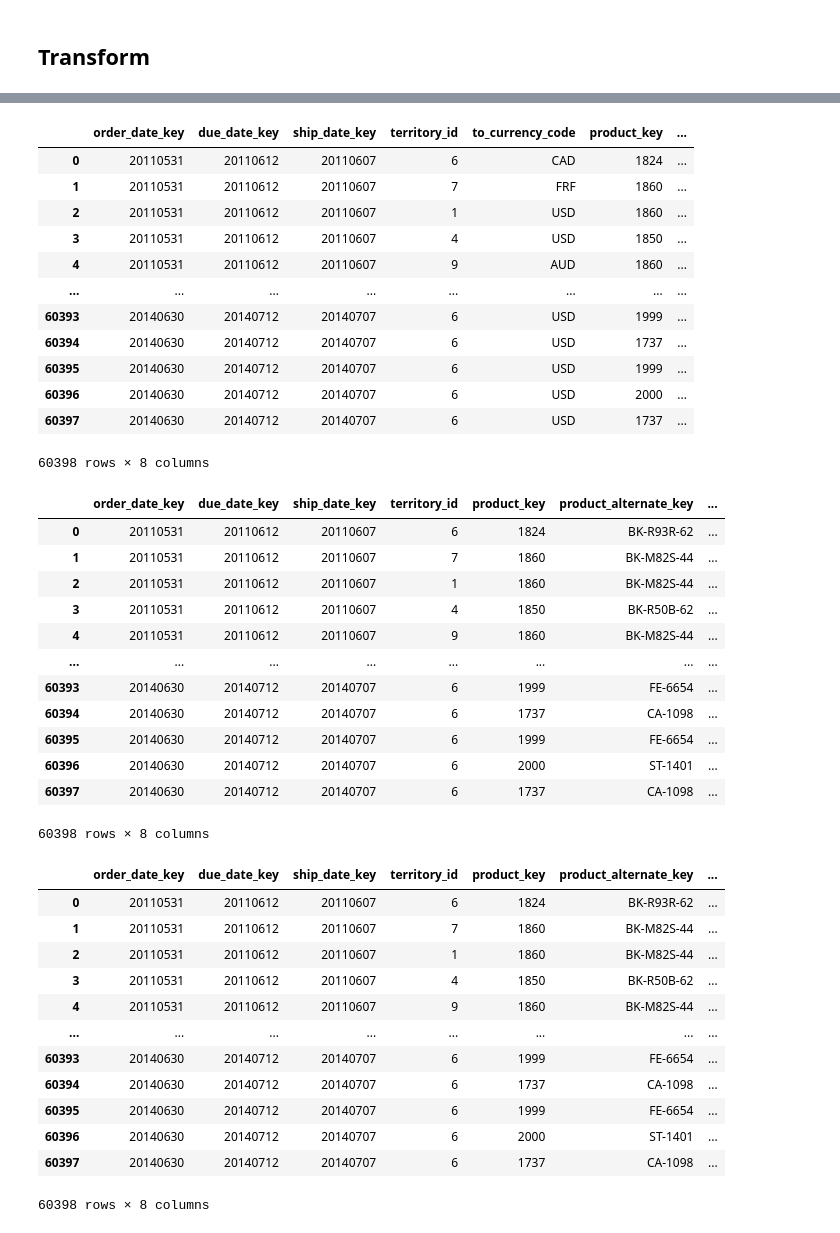
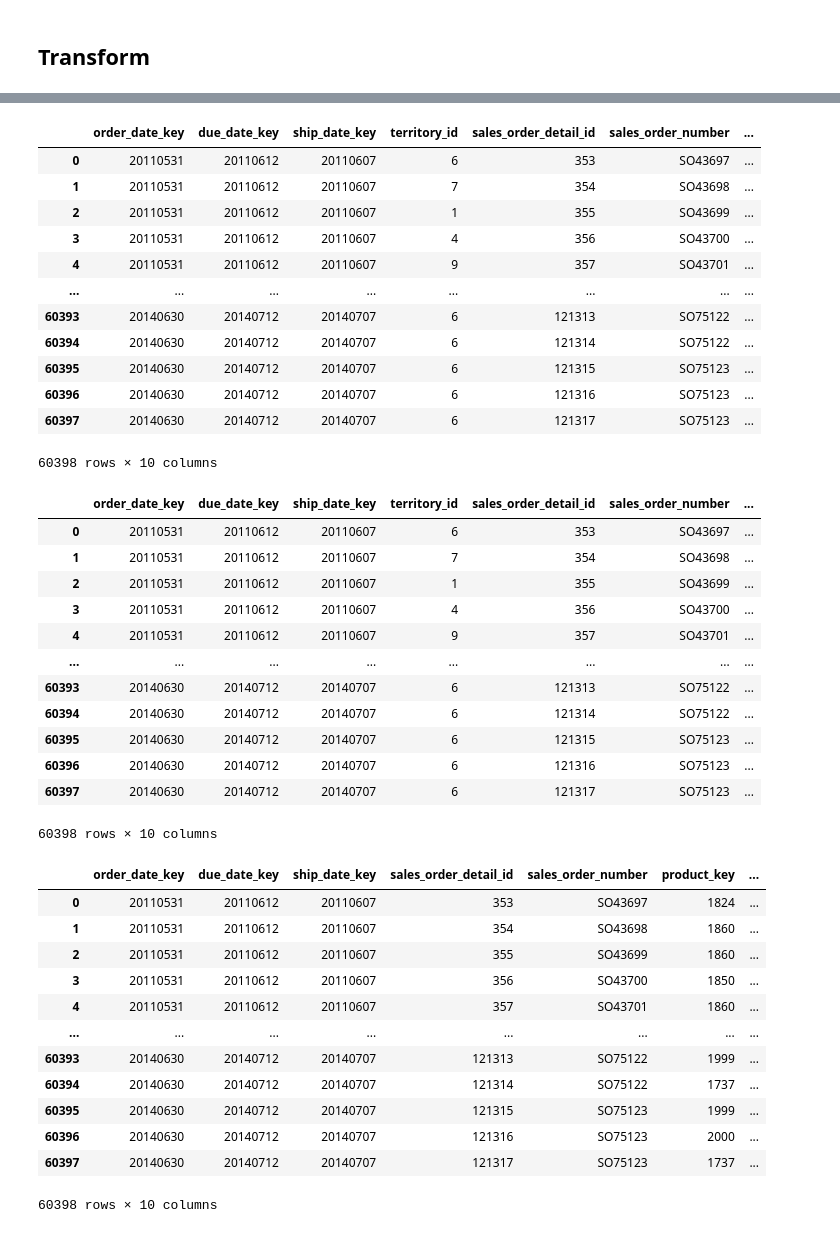
Before and after one commit to andresmg42/AdventureWorks2022ETL, a Jupyter notebook: notebooks/etl_fact_internet_sales.ipynb, the cells around one changed output, grey strips where cells are left out. Drawn from its saved outputs; the diff is of its cells as text; code cells hidden in the pictures.

Commit message:
sales_order_number added

```diff
--- a/notebooks/etl_fact_internet_sales.ipynb
+++ b/notebooks/etl_fact_internet_sales.ipynb
@@ -11,7 +11,7 @@ co_oltp,etl_conn,etl_conn_or=connect(SCHEMA)
 ## Extract
 # %%
 fact_internet_sales=pd.read_sql("""
-SELECT  p.product_number, sh.order_date, sh.due_date, sh.ship_date, sh.territory_id, COALESCE(cr.to_currency_code, 'USD') AS to_currency_code
+SELECT  p.product_number, sh.order_date, sh.due_date, sh.ship_date, sh.territory_id,so.sales_order_detail_id,sh.sales_order_number, COALESCE(cr.to_currency_code, 'USD') AS to_currency_code
 FROM sales.sales_order_header as sh
 JOIN sales.sales_order_detail as so
 ON sh.sales_order_id=so.sales_order_id
@@ -141,19 +141,19 @@ fact_internet_sales.rename(columns={'order_date':'order_date_key',
 
 fact_internet_sales
 # %% [output]
-|  | order_date_key | due_date_key | ship_date_key | territory_id | to_currency_code | product_key | ... |
-| 0 | 20110531 | 20110612 | 20110607 | 6 | CAD | 1824 | ... |
-| 1 | 20110531 | 20110612 | 20110607 | 7 | FRF | 1860 | ... |
-| 2 | 20110531 | 20110612 | 20110607 | 1 | USD | 1860 | ... |
-| 3 | 20110531 | 20110612 | 20110607 | 4 | USD | 1850 | ... |
-| 4 | 20110531 | 20110612 | 20110607 | 9 | AUD | 1860 | ... |
+|  | order_date_key | due_date_key | ship_date_key | territory_id | sales_order_detail_id | sales_order_number | ... |
+| 0 | 20110531 | 20110612 | 20110607 | 6 | 353 | SO43697 | ... |
+| 1 | 20110531 | 20110612 | 20110607 | 7 | 354 | SO43698 | ... |
+| 2 | 20110531 | 20110612 | 20110607 | 1 | 355 | SO43699 | ... |
+| 3 | 20110531 | 20110612 | 20110607 | 4 | 356 | SO43700 | ... |
+| 4 | 20110531 | 20110612 | 20110607 | 9 | 357 | SO43701 | ... |
 | ... | ... | ... | ... | ... | ... | ... | ... |
-| 60393 | 20140630 | 20140712 | 20140707 | 6 | USD | 1999 | ... |
-| 60394 | 20140630 | 20140712 | 20140707 | 6 | USD | 1737 | ... |
-| 60395 | 20140630 | 20140712 | 20140707 | 6 | USD | 1999 | ... |
-| 60396 | 20140630 | 20140712 | 20140707 | 6 | USD | 2000 | ... |
-| 60397 | 20140630 | 20140712 | 20140707 | 6 | USD | 1737 | ... |
+| 60393 | 20140630 | 20140712 | 20140707 | 6 | 121313 | SO75122 | ... |
+| 60394 | 20140630 | 20140712 | 20140707 | 6 | 121314 | SO75122 | ... |
+| 60395 | 20140630 | 20140712 | 20140707 | 6 | 121315 | SO75123 | ... |
+| 60396 | 20140630 | 20140712 | 20140707 | 6 | 121316 | SO75123 | ... |
+| 60397 | 20140630 | 20140712 | 20140707 | 6 | 121317 | SO75123 | ... |
-60398 rows × 8 columns
+60398 rows × 10 columns
 # %%
 #join currency
 
@@ -168,41 +168,41 @@ fact_internet_sales=fact_internet_sales.merge(
 
 fact_internet_sales
 # %% [output]
-|  | order_date_key | due_date_key | ship_date_key | territory_id | product_key | product_alternate_key | ... |
-| 0 | 20110531 | 20110612 | 20110607 | 6 | 1824 | BK-R93R-62 | ... |
-| 1 | 20110531 | 20110612 | 20110607 | 7 | 1860 | BK-M82S-44 | ... |
-| 2 | 20110531 | 20110612 | 20110607 | 1 | 1860 | BK-M82S-44 | ... |
-| 3 | 20110531 | 20110612 | 20110607 | 4 | 1850 | BK-R50B-62 | ... |
-| 4 | 20110531 | 20110612 | 20110607 | 9 | 1860 | BK-M82S-44 | ... |
+|  | order_date_key | due_date_key | ship_date_key | territory_id | sales_order_detail_id | sales_order_number | ... |
+| 0 | 20110531 | 20110612 | 20110607 | 6 | 353 | SO43697 | ... |
+| 1 | 20110531 | 20110612 | 20110607 | 7 | 354 | SO43698 | ... |
+| 2 | 20110531 | 20110612 | 20110607 | 1 | 355 | SO43699 | ... |
+| 3 | 20110531 | 20110612 | 20110607 | 4 | 356 | SO43700 | ... |
+| 4 | 20110531 | 20110612 | 20110607 | 9 | 357 | SO43701 | ... |
 | ... | ... | ... | ... | ... | ... | ... | ... |
-| 60393 | 20140630 | 20140712 | 20140707 | 6 | 1999 | FE-6654 | ... |
-| 60394 | 20140630 | 20140712 | 20140707 | 6 | 1737 | CA-1098 | ... |
-| 60395 | 20140630 | 20140712 | 20140707 | 6 | 1999 | FE-6654 | ... |
-| 60396 | 20140630 | 20140712 | 20140707 | 6 | 2000 | ST-1401 | ... |
-| 60397 | 20140630 | 20140712 | 20140707 | 6 | 1737 | CA-1098 | ... |
+| 60393 | 20140630 | 20140712 | 20140707 | 6 | 121313 | SO75122 | ... |
+| 60394 | 20140630 | 20140712 | 20140707 | 6 | 121314 | SO75122 | ... |
+| 60395 | 20140630 | 20140712 | 20140707 | 6 | 121315 | SO75123 | ... |
+| 60396 | 20140630 | 20140712 | 20140707 | 6 | 121316 | SO75123 | ... |
+| 60397 | 20140630 | 20140712 | 20140707 | 6 | 121317 | SO75123 | ... |
-60398 rows × 8 columns
+60398 rows × 10 columns
 # %%
 # join sales territoryKey
 
-fact_internet_sales.merge(
+fact_internet_sales=fact_internet_sales.merge(
     dim_sales_territory[['sales_territory_key','sales_territory_alternate_key']],
     left_on='territory_id',
     right_on='sales_territory_alternate_key',
     how='left'
 ).drop(['territory_id','sales_territory_alternate_key'],axis=1)
 
 fact_internet_sales
 # %% [output]
-|  | order_date_key | due_date_key | ship_date_key | territory_id | product_key | product_alternate_key | ... |
-| 0 | 20110531 | 20110612 | 20110607 | 6 | 1824 | BK-R93R-62 | ... |
-| 1 | 20110531 | 20110612 | 20110607 | 7 | 1860 | BK-M82S-44 | ... |
-| 2 | 20110531 | 20110612 | 20110607 | 1 | 1860 | BK-M82S-44 | ... |
-| 3 | 20110531 | 20110612 | 20110607 | 4 | 1850 | BK-R50B-62 | ... |
-| 4 | 20110531 | 20110612 | 20110607 | 9 | 1860 | BK-M82S-44 | ... |
+|  | order_date_key | due_date_key | ship_date_key | sales_order_detail_id | sales_order_number | product_key | ... |
+| 0 | 20110531 | 20110612 | 20110607 | 353 | SO43697 | 1824 | ... |
+| 1 | 20110531 | 20110612 | 20110607 | 354 | SO43698 | 1860 | ... |
+| 2 | 20110531 | 20110612 | 20110607 | 355 | SO43699 | 1860 | ... |
+| 3 | 20110531 | 20110612 | 20110607 | 356 | SO43700 | 1850 | ... |
+| 4 | 20110531 | 20110612 | 20110607 | 357 | SO43701 | 1860 | ... |
 | ... | ... | ... | ... | ... | ... | ... | ... |
-| 60393 | 20140630 | 20140712 | 20140707 | 6 | 1999 | FE-6654 | ... |
-| 60394 | 20140630 | 20140712 | 20140707 | 6 | 1737 | CA-1098 | ... |
-| 60395 | 20140630 | 20140712 | 20140707 | 6 | 1999 | FE-6654 | ... |
-| 60396 | 20140630 | 20140712 | 20140707 | 6 | 2000 | ST-1401 | ... |
-| 60397 | 20140630 | 20140712 | 20140707 | 6 | 1737 | CA-1098 | ... |
+| 60393 | 20140630 | 20140712 | 20140707 | 121313 | SO75122 | 1999 | ... |
+| 60394 | 20140630 | 20140712 | 20140707 | 121314 | SO75122 | 1737 | ... |
+| 60395 | 20140630 | 20140712 | 20140707 | 121315 | SO75123 | 1999 | ... |
+| 60396 | 20140630 | 20140712 | 20140707 | 121316 | SO75123 | 2000 | ... |
+| 60397 | 20140630 | 20140712 | 20140707 | 121317 | SO75123 | 1737 | ... |
-60398 rows × 8 columns
+60398 rows × 10 columns
```
Also changed, not shown: parts of 3 cells of this notebook.
